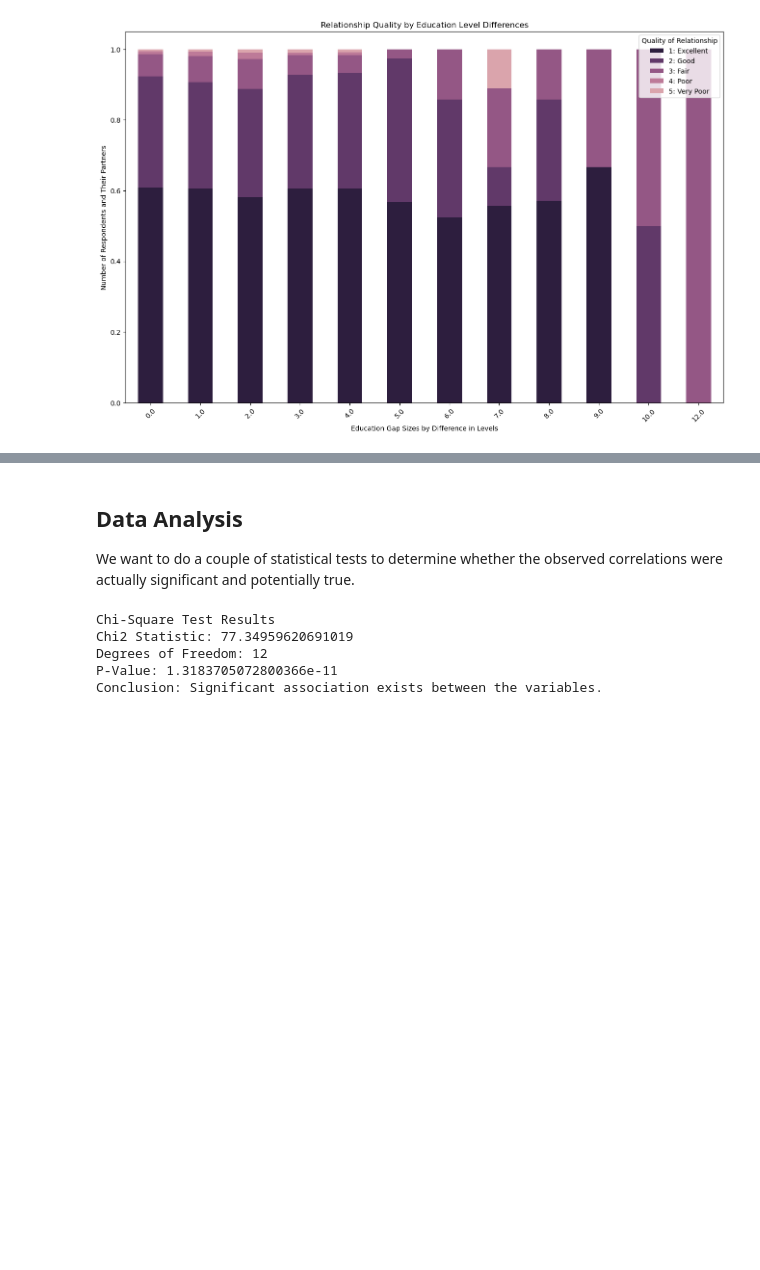
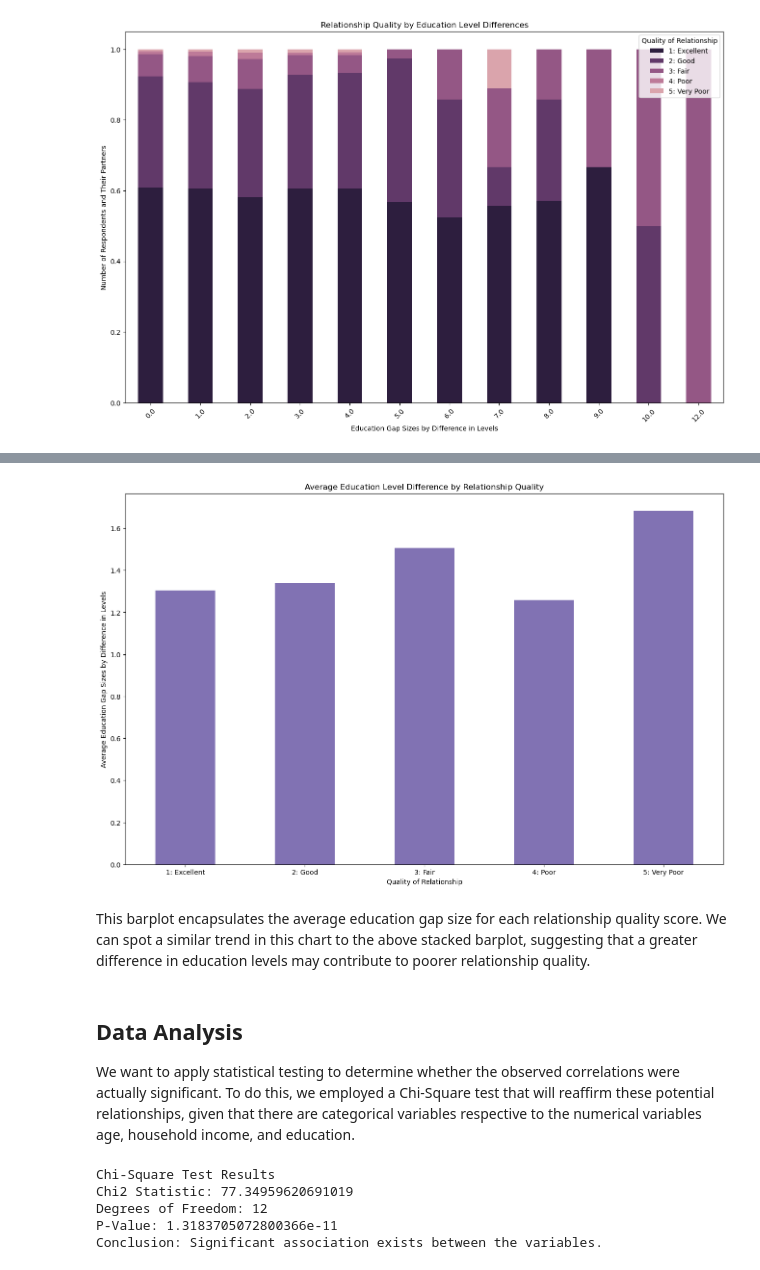
Before and after one commit to jammyegg/COGS-108-Final-Project, a Jupyter notebook: FinalProject_Group153-FA24.ipynb, the cells around one changed output, grey strips where cells are left out. Saved outputs shown, nothing was run; the diff lists cells and outputs as text; code cells hidden in the pictures; blank space fills up the shorter version.

```diff
--- a/FinalProject_Group153-FA24.ipynb
+++ b/FinalProject_Group153-FA24.ipynb
@@ -186,5 +192,9 @@ subset_df.head()
 # Create new column of calculated education level differences
 subset_df['Education Difference'] = abs(subset_df['Education'] - subset_df['Partner Education'])
 
+# Calculate mean education level difference grouped by 'Quality of Relationship'
+mean_education_gap = subset_df.groupby('Quality of Relationship')['Education Difference'].mean()
+
+print(mean_education_gap)
 subset_df.head()
 # %% [output]
@@ -391,4 +417,16 @@ plt.xticks(rotation=45);
+# %%
+# Plot average education level difference vs. relationship quality
+
+mean_education_quality = mean_education_gap.plot(kind='bar', color=sns.color_palette('deep')[4])
+plt.title('Average Education Level Difference by Relationship Quality')
+plt.ylabel('Average Education Gap Sizes by Difference in Levels')
+plt.xticks(rotation=0);
+mean_education_quality.set_xticklabels(('1: Excellent', '2: Good', '3: Fair', '4: Poor', '5: Very Poor'));
+# %% [output]
+[figure, added]
+# %% [markdown]
+This barplot encapsulates the average education gap size for each relationship quality score. We can spot a similar trend in this chart to the above stacked barplot, suggesting that a greater difference in education levels may contribute to poorer relationship quality.
 # %% [markdown]
 ## Data Analysis
 
-We want to do a couple of statistical tests to determine whether the observed correlations were actually significant and potentially true.
+We want to apply statistical testing to determine whether the observed correlations were actually significant. To do this, we employed a Chi-Square test that will reaffirm these potential relationships, given that there are categorical variables respective to the numerical variables age, household income, and education.
```
Also changed, not shown: parts of 26 cells of this notebook.
